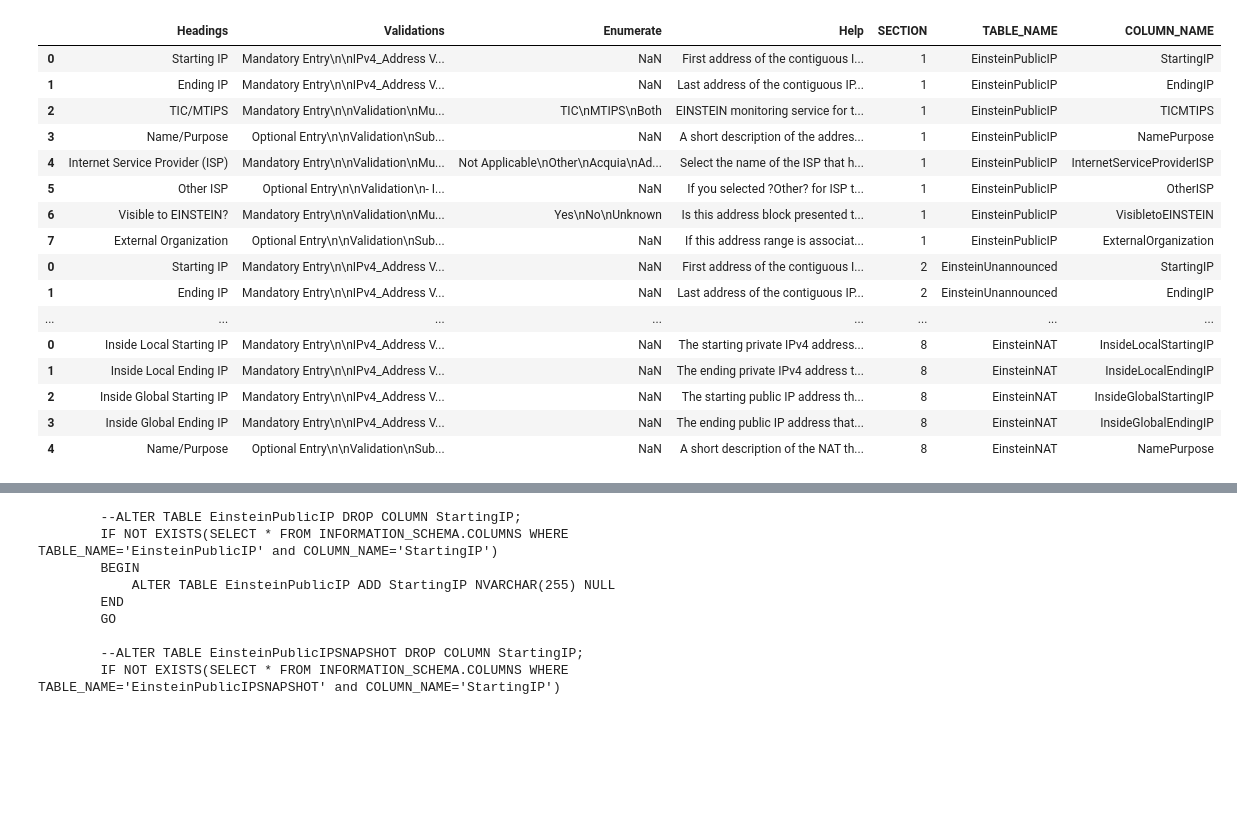
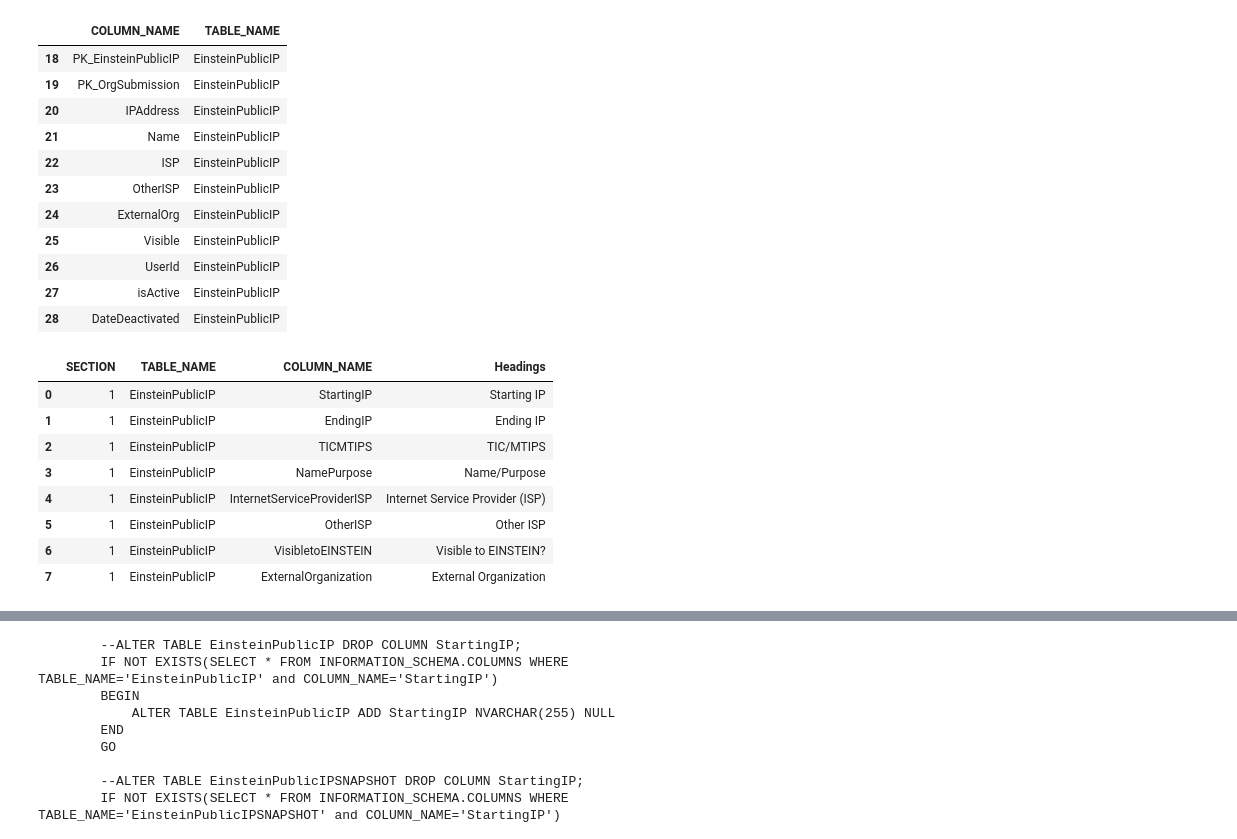
Before and after one commit to tmnkopp/PythonAutomation, a Jupyter notebook: parsers/MetricParse.ipynb, the cells around one changed output, grey strips where cells are left out. Drawn from its saved outputs; the diff is of its cells as text; code cells hidden in the pictures; blank space fills up the shorter version.

```diff
--- a/parsers/MetricParse.ipynb
+++ b/parsers/MetricParse.ipynb
@@ -52,34 +52,52 @@ secs = [
 # %%
 
 lst = []
 for d in secs:
     df = pd.read_csv(f"C:\\Users\\Tim\\Documents\\EINSTEIN\\ss\\{d['s']}.csv")
     # D:\dev\CyberScope\CyberScopeBranch\CSwebdev\database\Archive\Old DBUpdates\DB_Update_7.27_2020_A_EINSTEIN_SAOP.sql
     df['SECTION'] = d['s']
     df['TABLE_NAME'] = d['name']
     df['COLUMN_NAME'] = df['Column Headings'].apply(lambda s: re.sub('[^A-Za-z0-9_]','',s))
     df = df.rename(columns={'Column Headings': 'Headings'
                             , 'Enumerated List': 'Enumerate'
                             , 'Data Entry Validations': 'Validations'
                             , 'Additional Help Text': 'Help'})
-    lst.append(df)
+    lst.append(df[['SECTION','TABLE_NAME','COLUMN_NAME','Headings']])
 df_csv = pd.concat(lst)
-df_csv
+
+
+engine = create_engine(connstr)
+conn = engine.connect()
+query = f""" \
+    SELECT COLUMN_NAME, TABLE_NAME
+    FROM INFORMATION_SCHEMA.COLUMNS
+    WHERE TABLE_NAME IN({tbls})
+"""
+df_schema = pd.read_sql(query,con=conn)
+conn.close()
+df_schema.loc[df_schema['TABLE_NAME']=='EinsteinPublicIP']
 # %% [output]
-|  | Headings | Validations | Enumerate | Help | SECTION | TABLE_NAME | COLUMN_NAME |
-| 0 | Starting IP | Mandatory Entry\n\nIPv4_Address V... | NaN | First address of the contiguous I... | 1 | EinsteinPublicIP | StartingIP |
-| 1 | Ending IP | Mandatory Entry\n\nIPv4_Address V... | NaN | Last address of the contiguous IP... | 1 | EinsteinPublicIP | EndingIP |
-| 2 | TIC/MTIPS | Mandatory Entry\n\nValidation\nMu... | TIC\nMTIPS\nBoth | EINSTEIN monitoring service for t... | 1 | EinsteinPublicIP | TICMTIPS |
-| 3 | Name/Purpose | Optional Entry\n\nValidation\nSub... | NaN | A short description of the addres... | 1 | EinsteinPublicIP | NamePurpose |
-| 4 | Internet Service Provider (ISP) | Mandatory Entry\n\nValidation\nMu... | Not Applicable\nOther\nAcquia\nAd... | Select the name of the ISP that h... | 1 | EinsteinPublicIP | InternetServiceProviderISP |
-| 5 | Other ISP | Optional Entry\n\nValidation\n- I... | NaN | If you selected ?Other? for ISP t... | 1 | EinsteinPublicIP | OtherISP |
-| 6 | Visible to EINSTEIN? | Mandatory Entry\n\nValidation\nMu... | Yes\nNo\nUnknown | Is this address block presented t... | 1 | EinsteinPublicIP | VisibletoEINSTEIN |
-| 7 | External Organization | Optional Entry\n\nValidation\nSub... | NaN | If this address range is associat... | 1 | EinsteinPublicIP | ExternalOrganization |
-| 0 | Starting IP | Mandatory Entry\n\nIPv4_Address V... | NaN | First address of the contiguous I... | 2 | EinsteinUnannounced | StartingIP |
-| 1 | Ending IP | Mandatory Entry\n\nIPv4_Address V... | NaN | Last address of the contiguous IP... | 2 | EinsteinUnannounced | EndingIP |
-| ... | ... | ... | ... | ... | ... | ... | ... |
-| 0 | Inside Local Starting IP | Mandatory Entry\n\nIPv4_Address V... | NaN | The starting private IPv4 address... | 8 | EinsteinNAT | InsideLocalStartingIP |
-| 1 | Inside Local Ending IP | Mandatory Entry\n\nIPv4_Address V... | NaN | The ending private IPv4 address t... | 8 | EinsteinNAT | InsideLocalEndingIP |
-| 2 | Inside Global Starting IP | Mandatory Entry\n\nIPv4_Address V... | NaN | The starting public IP address th... | 8 | EinsteinNAT | InsideGlobalStartingIP |
-| 3 | Inside Global Ending IP | Mandatory Entry\n\nIPv4_Address V... | NaN | The ending public IP address that... | 8 | EinsteinNAT | InsideGlobalEndingIP |
-| 4 | Name/Purpose | Optional Entry\n\nValidation\nSub... | NaN | A short description of the NAT th... | 8 | EinsteinNAT | NamePurpose |
+|  | COLUMN_NAME | TABLE_NAME |
+| 18 | PK_EinsteinPublicIP | EinsteinPublicIP |
+| 19 | PK_OrgSubmission | EinsteinPublicIP |
+| 20 | IPAddress | EinsteinPublicIP |
+| 21 | Name | EinsteinPublicIP |
+| 22 | ISP | EinsteinPublicIP |
+| 23 | OtherISP | EinsteinPublicIP |
+| 24 | ExternalOrg | EinsteinPublicIP |
+| 25 | Visible | EinsteinPublicIP |
+| 26 | UserId | EinsteinPublicIP |
+| 27 | isActive | EinsteinPublicIP |
+| 28 | DateDeactivated | EinsteinPublicIP |
+# %%
+df_csv.loc[df_csv['TABLE_NAME']=='EinsteinPublicIP']
+# %% [output]
+|  | SECTION | TABLE_NAME | COLUMN_NAME | Headings |
+| 0 | 1 | EinsteinPublicIP | StartingIP | Starting IP |
+| 1 | 1 | EinsteinPublicIP | EndingIP | Ending IP |
+| 2 | 1 | EinsteinPublicIP | TICMTIPS | TIC/MTIPS |
+| 3 | 1 | EinsteinPublicIP | NamePurpose | Name/Purpose |
+| 4 | 1 | EinsteinPublicIP | InternetServiceProviderISP | Internet Service Provider (ISP) |
+| 5 | 1 | EinsteinPublicIP | OtherISP | Other ISP |
+| 6 | 1 | EinsteinPublicIP | VisibletoEINSTEIN | Visible to EINSTEIN? |
+| 7 | 1 | EinsteinPublicIP | ExternalOrganization | External Organization |
```
Also changed, not shown: parts of 7 cells of this notebook.
